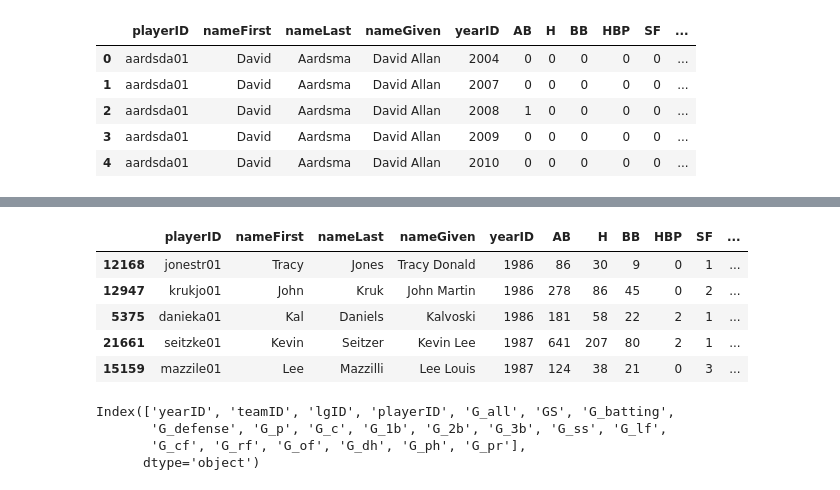
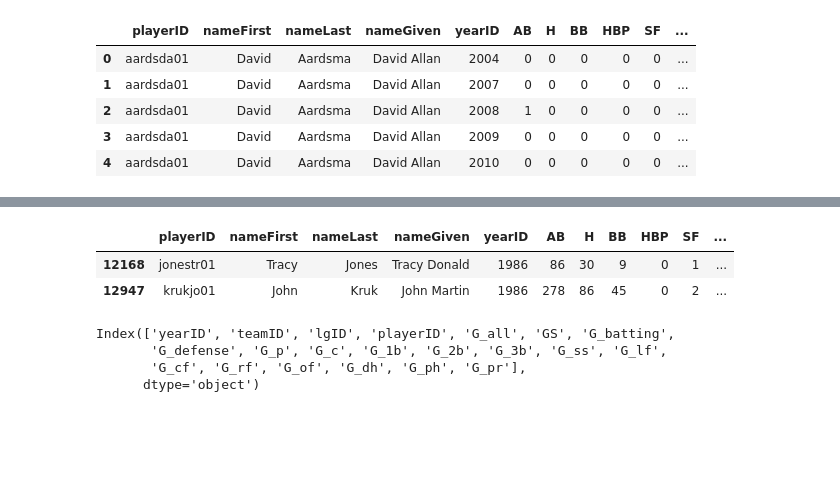
Before and after one commit to ahartz1/moneyball, a Jupyter notebook: moneyball.ipynb, the cells around one changed output, grey strips where cells are left out. Drawn from its saved outputs; the diff is of its cells as text; code cells hidden in the pictures; blank space fills up the shorter version.

```diff
--- a/moneyball.ipynb
+++ b/moneyball.ipynb
@@ -132,5 +90,5 @@ bbdata_sal.head()
 # %%
-bbdata_sal.sort(columns=['OBP'], ascending=False).head()
+bbdata_sal.sort(columns=['OBP'], ascending=False).head(2)
 # %% [output]
 |  | playerID | nameFirst | nameLast | nameGiven | yearID | AB | H | BB | HBP | SF | ... |
 | 2367 | bondsba01 | Barry | Bonds | Barry Lamar | 2004 | 373 | 135 | 232 | 9 | 3 | ... |
@@ -155,13 +99,10 @@ bbdata_sal[bbdata_sal['playerID'] == 'jamesdi01']
 # %%
 bbdata_sal['OBP_sal_10k'] = bbdata_sal.apply(lambda row: row['OBP'] * 10000 / row['salary'], axis=1)
-bbdata_sal.sort(columns='OBP_sal_10k', ascending=False).head()
+bbdata_sal.sort(columns='OBP_sal_10k', ascending=False).head(2)
 # %% [output]
 |  | playerID | nameFirst | nameLast | nameGiven | yearID | AB | H | BB | HBP | SF | ... |
 | 12168 | jonestr01 | Tracy | Jones | Tracy Donald | 1986 | 86 | 30 | 9 | 0 | 1 | ... |
 | 12947 | krukjo01 | John | Kruk | John Martin | 1986 | 278 | 86 | 45 | 0 | 2 | ... |
-| 5375 | danieka01 | Kal | Daniels | Kalvoski | 1986 | 181 | 58 | 22 | 2 | 1 | ... |
-| 21661 | seitzke01 | Kevin | Seitzer | Kevin Lee | 1987 | 641 | 207 | 80 | 2 | 1 | ... |
-| 15159 | mazzile01 | Lee | Mazzilli | Lee Louis | 1987 | 124 | 38 | 21 | 0 | 3 | ... |
 # %%
 appearances = pd.read_csv('data/Appearances.csv')
 appearances.columns
```
Also changed, not shown: parts of 20 cells of this notebook.
